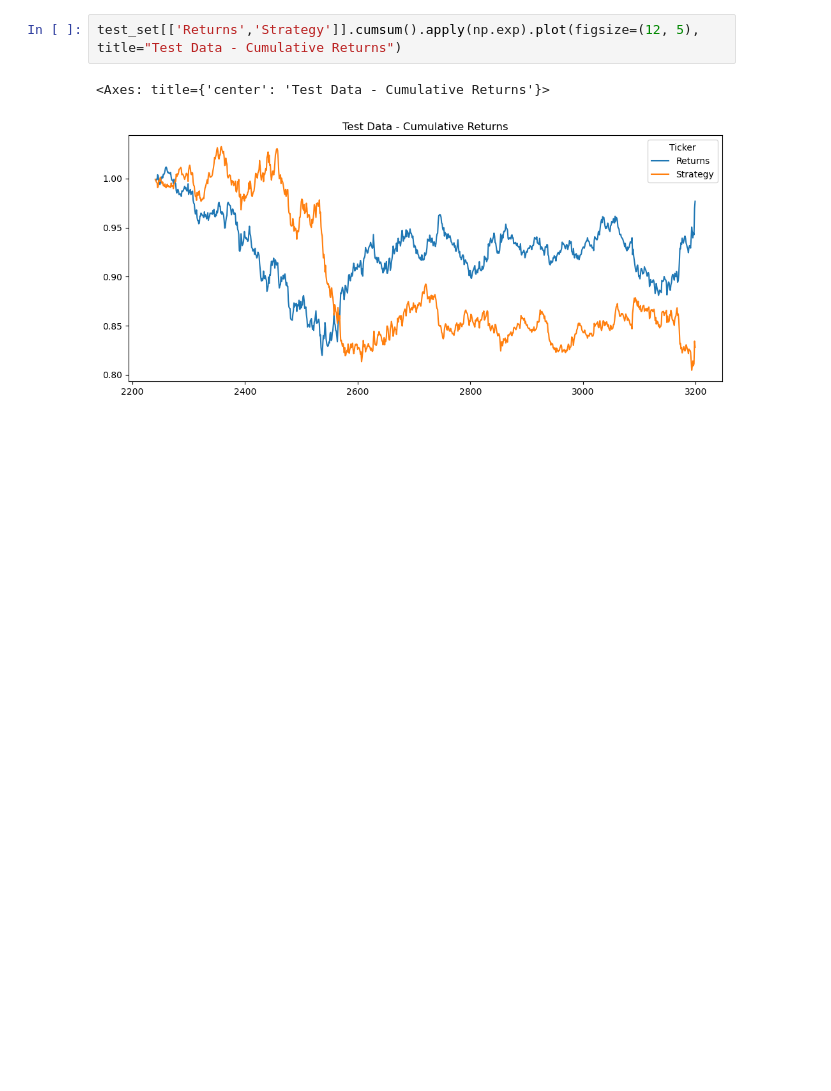
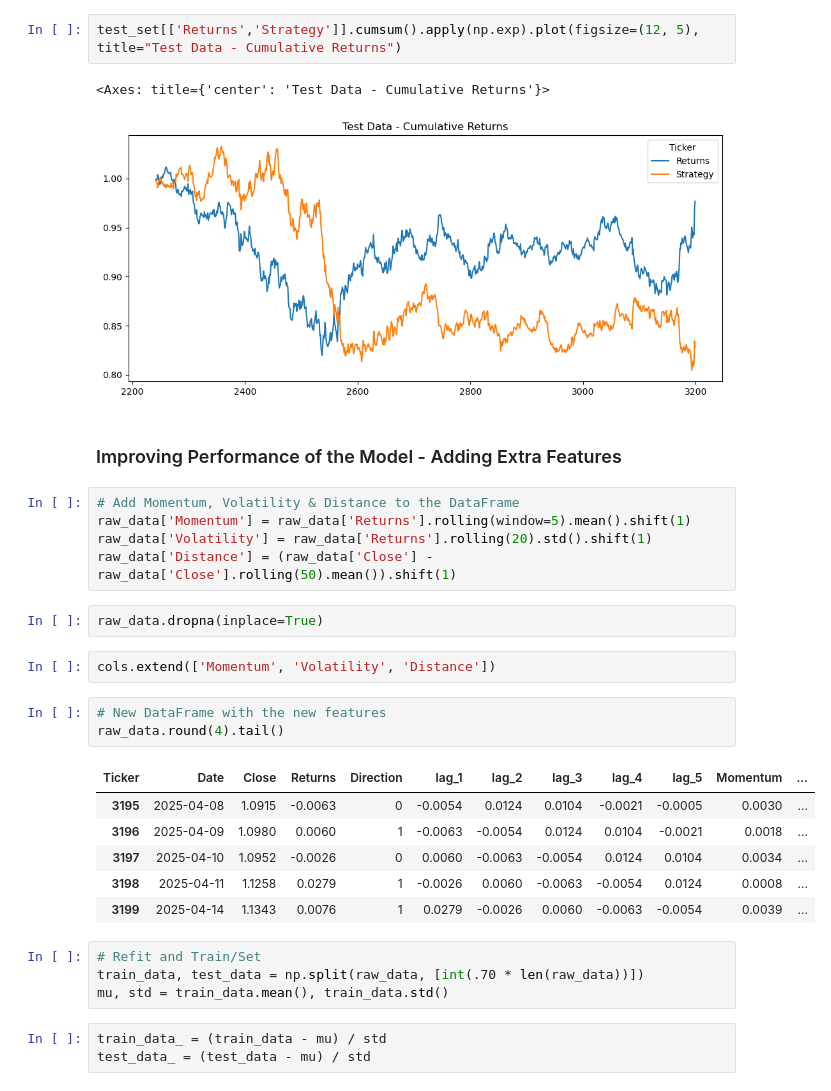
Before and after one commit to santiago-cruzlopez/Quantitative-Trading, a Jupyter notebook: Machine_Learning_Finance/04_NN_TF_Keras.ipynb, the cells around one changed output. Saved outputs shown, nothing was run; the diff lists cells and outputs as text; blank space fills up the shorter version.

```diff
--- a/Machine_Learning_Finance/04_NN_TF_Keras.ipynb
+++ b/Machine_Learning_Finance/04_NN_TF_Keras.ipynb
@@ -189,3 +189,31 @@ test_set[['Returns','Strategy']].cumsum().apply(np.exp).plot(figsize=(12, 5), ti
 # %% [output]
 <Axes: title={'center': 'Test Data - Cumulative Returns'}>
 [figure]
+# %% [markdown]
+### Improving Performance of the Model - Adding Extra Features
+# %%
+# Add Momentum, Volatility & Distance to the DataFrame
+raw_data['Momentum'] = raw_data['Returns'].rolling(window=5).mean().shift(1)
+raw_data['Volatility'] = raw_data['Returns'].rolling(20).std().shift(1)
+raw_data['Distance'] = (raw_data['Close'] - raw_data['Close'].rolling(50).mean()).shift(1)
+# %%
+raw_data.dropna(inplace=True)
+# %%
+cols.extend(['Momentum', 'Volatility', 'Distance'])
+# %%
+# New DataFrame with the new features
+raw_data.round(4).tail()
+# %% [output]
+| Ticker | Date | Close | Returns | Direction | lag_1 | lag_2 | lag_3 | lag_4 | lag_5 | Momentum | ... |
+| 3195 | 2025-04-08 | 1.0915 | -0.0063 | 0 | -0.0054 | 0.0124 | 0.0104 | -0.0021 | -0.0005 | 0.0030 | ... |
+| 3196 | 2025-04-09 | 1.0980 | 0.0060 | 1 | -0.0063 | -0.0054 | 0.0124 | 0.0104 | -0.0021 | 0.0018 | ... |
+| 3197 | 2025-04-10 | 1.0952 | -0.0026 | 0 | 0.0060 | -0.0063 | -0.0054 | 0.0124 | 0.0104 | 0.0034 | ... |
+| 3198 | 2025-04-11 | 1.1258 | 0.0279 | 1 | -0.0026 | 0.0060 | -0.0063 | -0.0054 | 0.0124 | 0.0008 | ... |
+| 3199 | 2025-04-14 | 1.1343 | 0.0076 | 1 | 0.0279 | -0.0026 | 0.0060 | -0.0063 | -0.0054 | 0.0039 | ... |
+# %%
+# Refit and Train/Set
+train_data, test_data = np.split(raw_data, [int(.70 * len(raw_data))])
+mu, std = train_data.mean(), train_data.std()
+# %%
+train_data_ = (train_data - mu) / std
+test_data_ = (test_data - mu) / std
```
Also changed, not shown: parts of 6 cells of this notebook.
